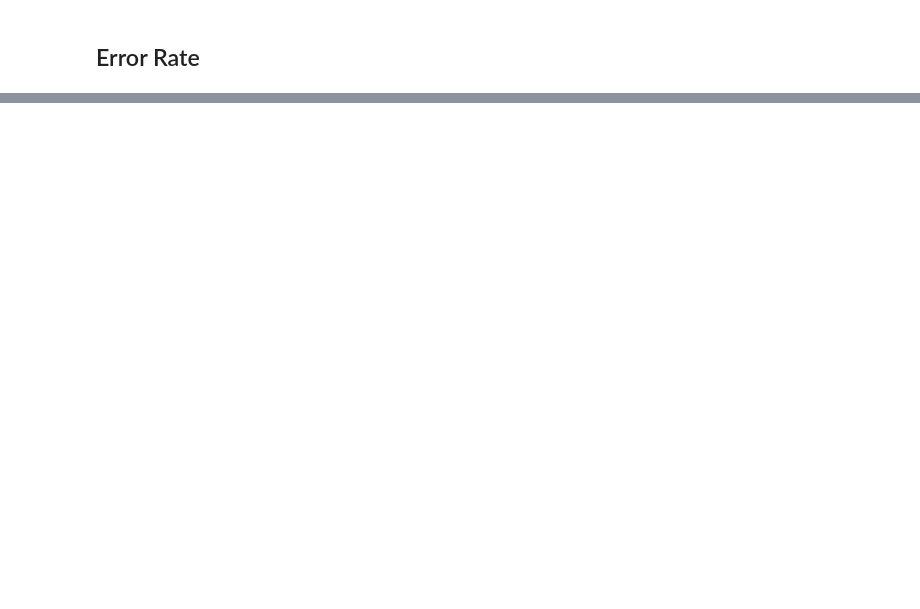
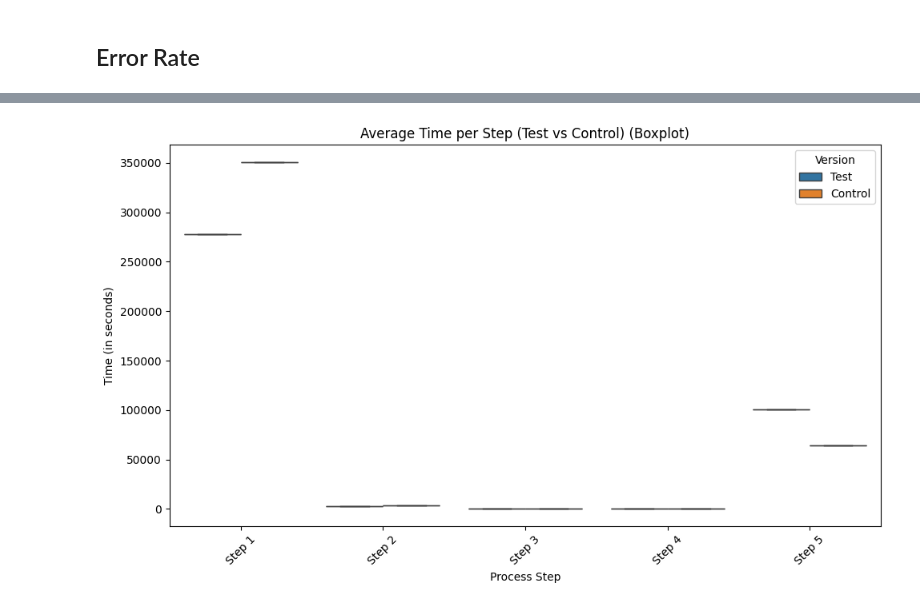
Before and after one commit to bruhu/vanguard-cx-project, a Jupyter notebook: notebooks/bru/kpi_calculations.ipynb, the cells around one changed output, grey strips where cells are left out. Drawn from its saved outputs; the diff is of its cells as text; code cells hidden in the pictures; blank space fills up the shorter version.

```diff
--- a/notebooks/bru/kpi_calculations.ipynb
+++ b/notebooks/bru/kpi_calculations.ipynb
@@ -482,0 +654,23 @@ Total number of errors across all clients: 13522
+# %%
+# **Average Time per Step - Boxplot**
+def plot_avg_time_per_step_boxplot(test_avg_time_per_step, control_avg_time_per_step):
+    # Convert to seconds for easy comparison
+    test_avg_time_seconds = test_avg_time_per_step.dt.total_seconds().round()  # Use .dt.total_seconds() for Series
+    control_avg_time_seconds = control_avg_time_per_step.dt.total_seconds().round()  # Use .dt.total_seconds() for Series
+
+    # Create DataFrame for boxplot
+    time_df = pd.DataFrame({
+        'Process Step': ['Step 1', 'Step 2', 'Step 3', 'Step 4', 'Step 5'],
+        'Test': test_avg_time_seconds,
+        'Control': control_avg_time_seconds
+    })
+
+    # Reshape the data for the boxplot
+    time_df = time_df.melt(id_vars='Process Step', value_vars=['Test', 'Control'], var_name='Version', value_name='Time (in seconds)')
+
+    plt.figure(figsize=(10, 6))
+    sns.boxplot(x='Process Step', y='Time (in seconds)', hue='Version', data=time_df)
+    plt.title('Average Time per Step (Test vs Control) (Boxplot)')
+    plt.xticks(rotation=45)
+    plt.tight_layout()
+    plt.show()
@@ -482,0 +697,4 @@ Total number of errors across all clients: 13522
+# %%
+plot_avg_time_per_step_boxplot(test_avg_time_per_step, control_avg_time_per_step)
+# %% [output]
+[figure, added]
```
Also changed, not shown: parts of 22 cells of this notebook, 1 other file.
